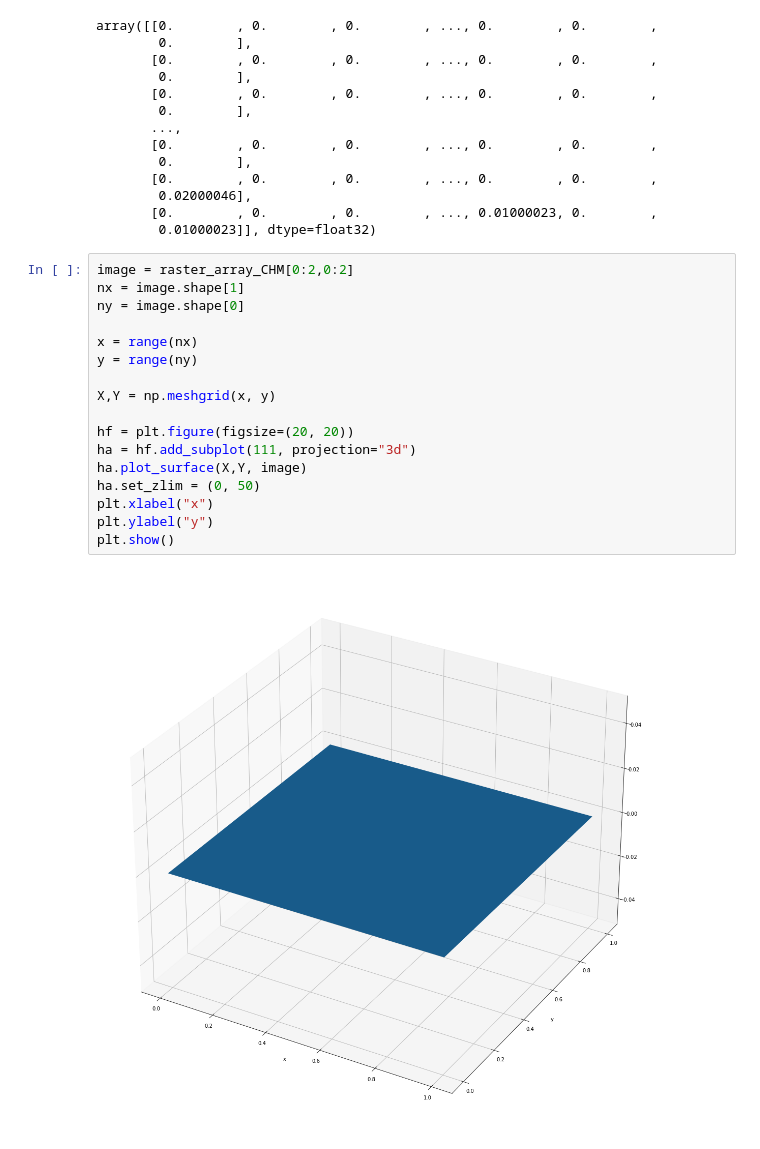
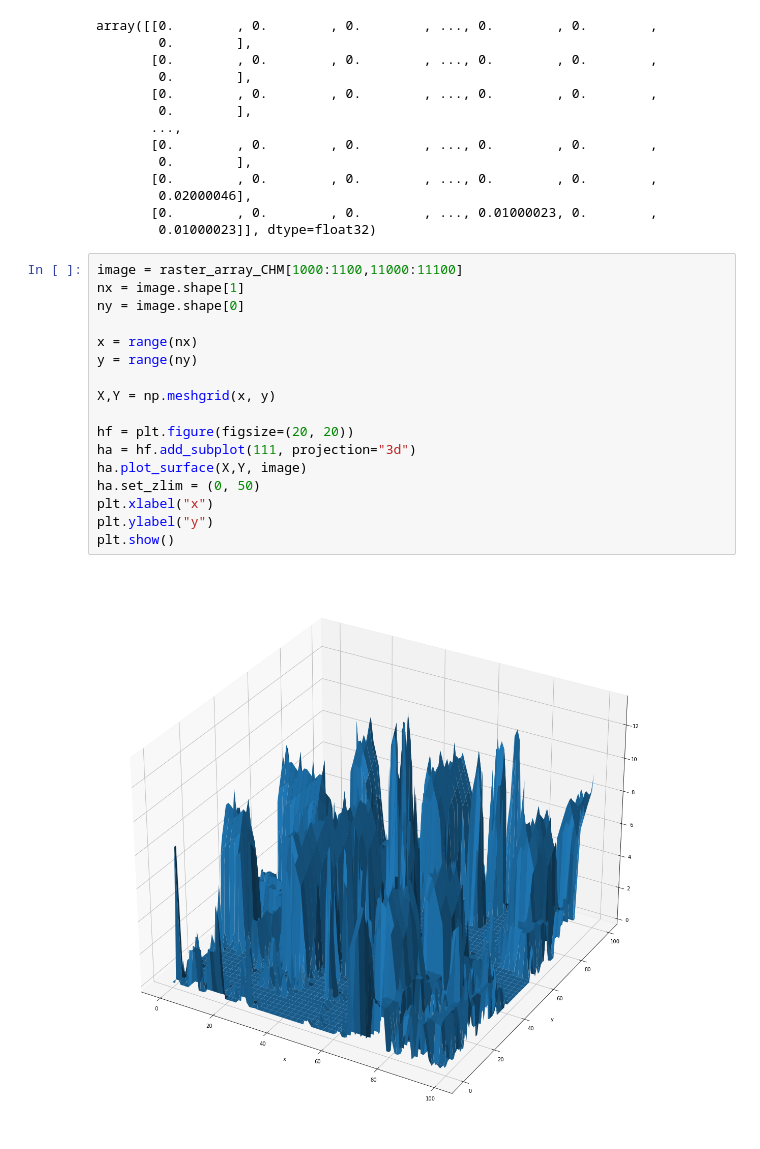
Before and after one commit to agilepydev/3D-House, a Jupyter notebook: 3D-House-Project/CHM.ipynb, the cells around one changed output. Drawn from its saved outputs; the diff is of its cells as text.

```diff
--- a/3D-House-Project/CHM.ipynb
+++ b/3D-House-Project/CHM.ipynb
@@ -73,21 +73,21 @@ array([[0.        , 0.        , 0.        , ..., 0.        , 0.        ,
        [0.        , 0.        , 0.        , ..., 0.01000023, 0.        ,
         0.01000023]], dtype=float32)
 # %%
-image = raster_array_CHM[0:2,0:2]
+image = raster_array_CHM[1000:1100,11000:11100]
 nx = image.shape[1]
 ny = image.shape[0]
 
 x = range(nx)
 y = range(ny)
 
 X,Y = np.meshgrid(x, y)
 
 hf = plt.figure(figsize=(20, 20))
 ha = hf.add_subplot(111, projection="3d")
 ha.plot_surface(X,Y, image)
 ha.set_zlim = (0, 50)
 plt.xlabel("x")
 plt.ylabel("y")
 plt.show()
 # %% [output]
-[figure, old version]
+[figure, new version]
```
